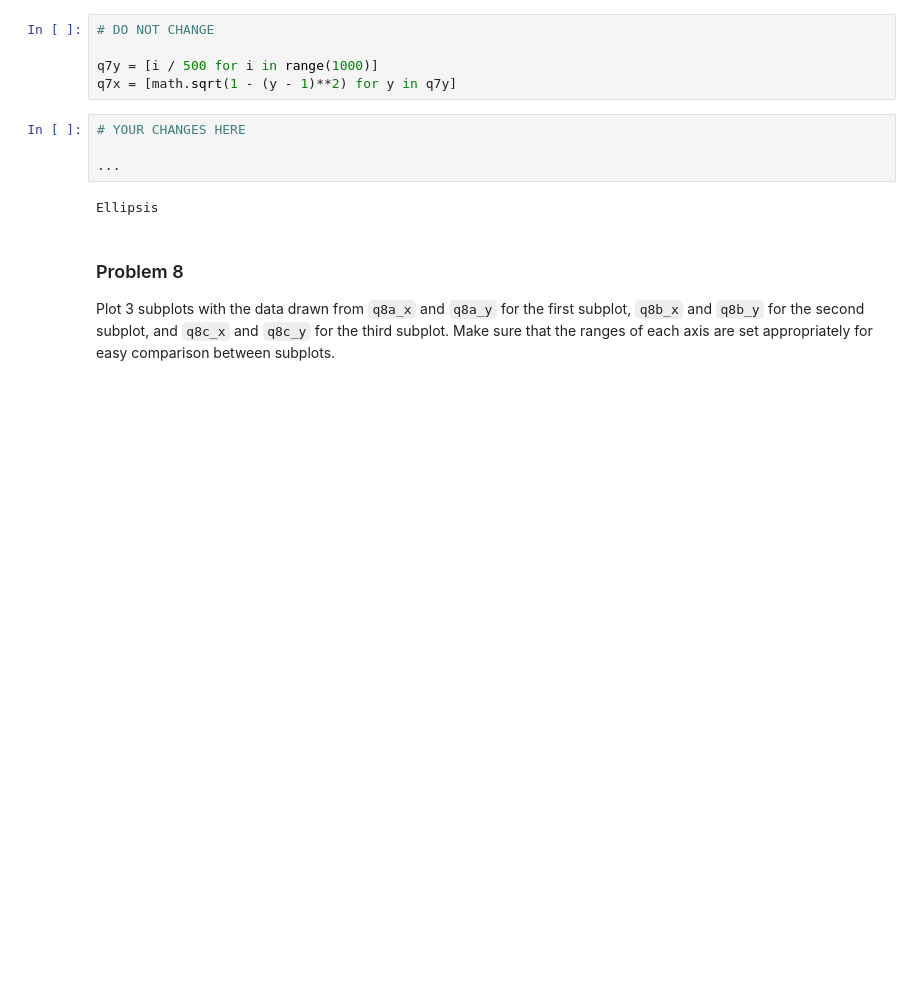
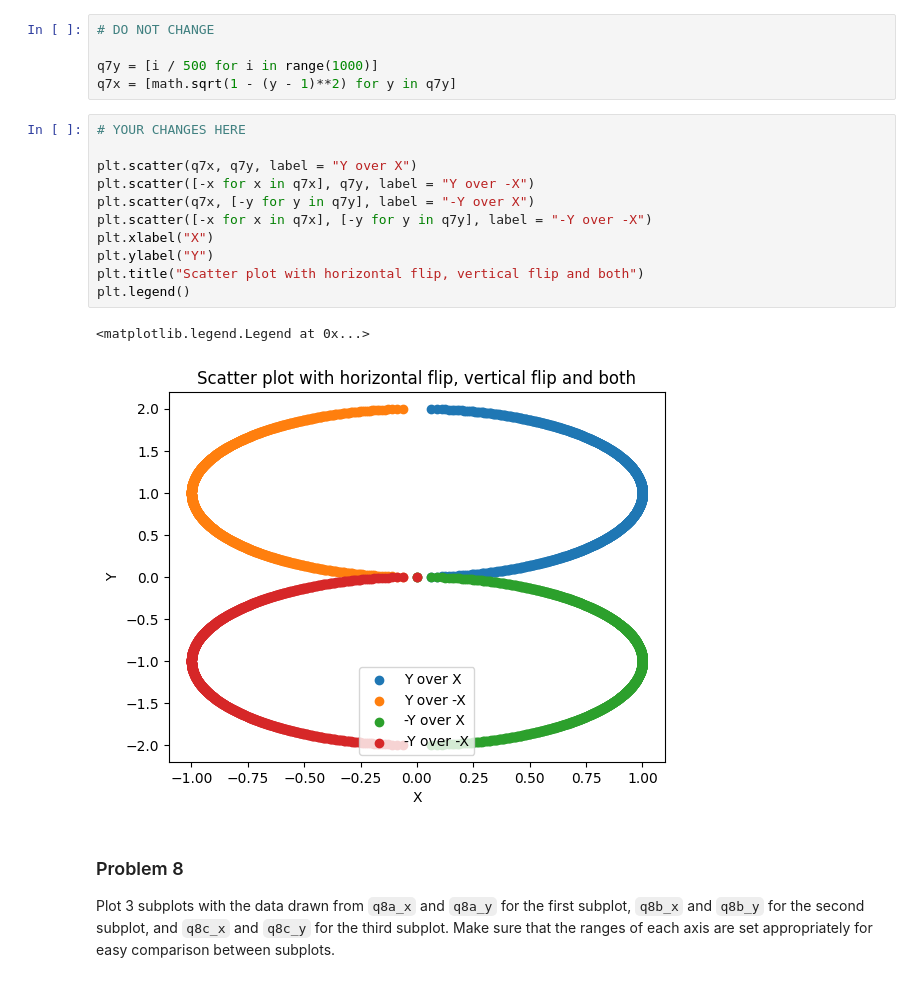
Before and after one commit to nikhil-bu/dx602-homework-05, a Jupyter notebook: homework.ipynb, the cells around one changed output. Drawn from its saved outputs; the diff is of its cells as text; blank space fills up the shorter version.

```diff
--- a/homework.ipynb
+++ b/homework.ipynb
@@ -210,12 +210,20 @@ Make a scatter plot of the x and y values in `q7x` and `q7y` repeated four diffe
 
 q7y = [i / 500 for i in range(1000)]
 q7x = [math.sqrt(1 - (y - 1)**2) for y in q7y]
-# %%
-# YOUR CHANGES HERE
-
-...
-# %% [output]
-Ellipsis
+# %%
+# YOUR CHANGES HERE
+
+plt.scatter(q7x, q7y, label = "Y over X")
+plt.scatter([-x for x in q7x], q7y, label = "Y over -X")
+plt.scatter(q7x, [-y for y in q7y], label = "-Y over X")
+plt.scatter([-x for x in q7x], [-y for y in q7y], label = "-Y over -X")
+plt.xlabel("X")
+plt.ylabel("Y")
+plt.title("Scatter plot with horizontal flip, vertical flip and both")
+plt.legend()
+# %% [output]
+<matplotlib.legend.Legend at 0x...>
+[figure, added]
 # %% [markdown]
 ### Problem 8
 
```
